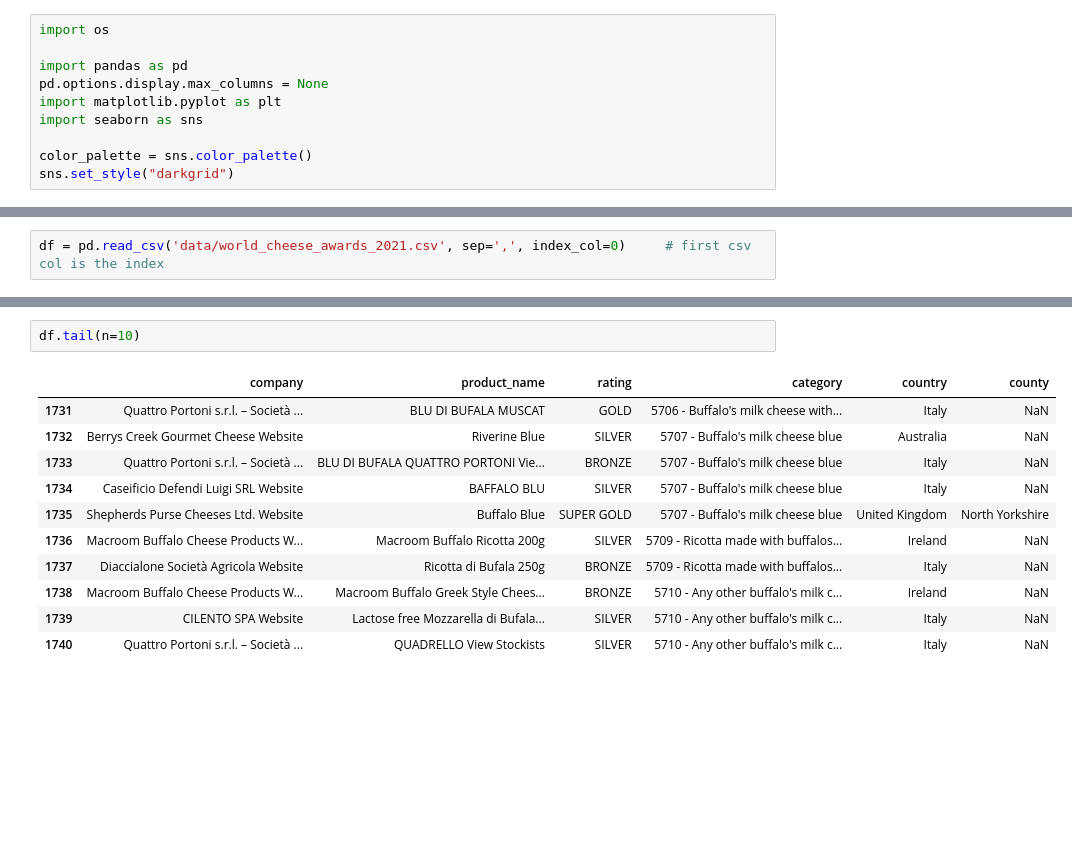
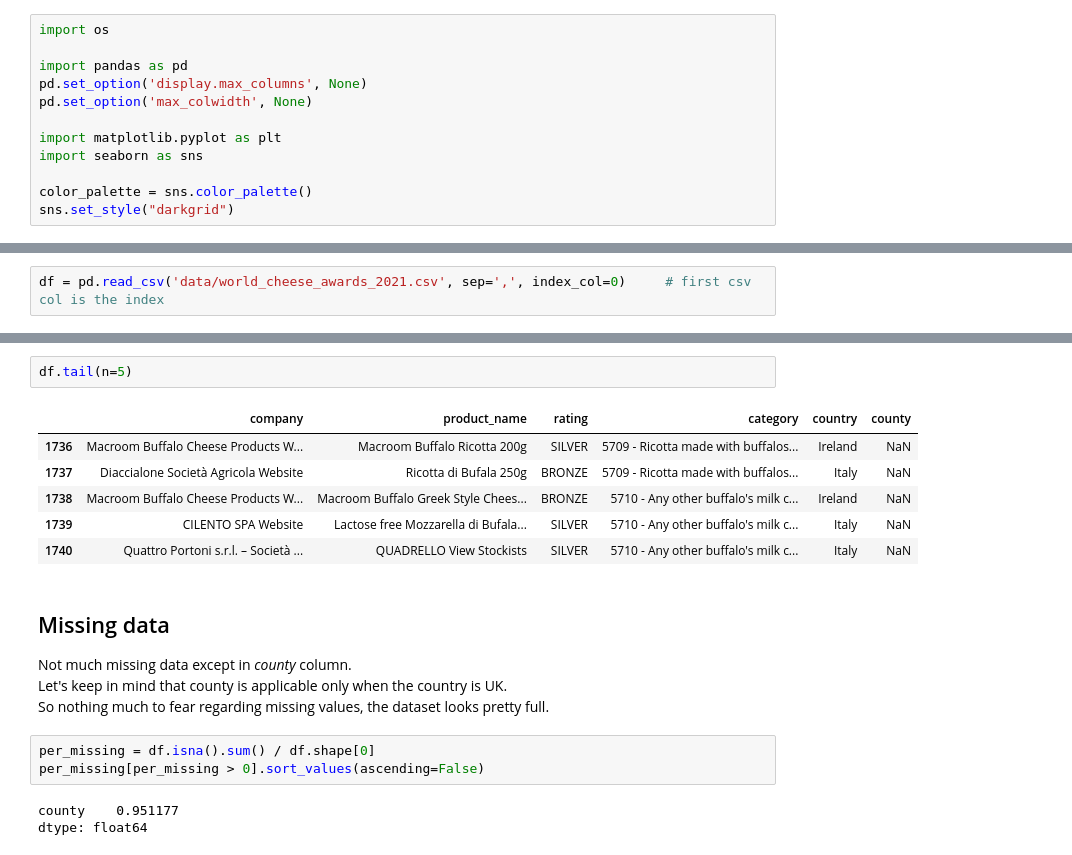
Before and after one commit to NanoClem/world-cheese-awards-analysis, a Jupyter notebook: world_cheese_awards_2021_EDA.ipynb, the cells around one changed output, grey strips where cells are left out. Drawn from its saved outputs; the diff is of its cells as text; blank space fills up the shorter version.

```diff
--- a/world_cheese_awards_2021_EDA.ipynb
+++ b/world_cheese_awards_2021_EDA.ipynb
@@ -9,7 +9,9 @@ blablalblacheeseblablablablafranceblablabla
 import os
 
 import pandas as pd
-pd.options.display.max_columns = None
+pd.set_option('display.max_columns', None)
+pd.set_option('max_colwidth', None)
+
 import matplotlib.pyplot as plt
 import seaborn as sns
 
@@ -68,14 +79,20 @@ df.head(n=10)
 # %%
-df.tail(n=10)
+df.tail(n=5)
 # %% [output]
 |  | company | product_name | rating | category | country | county |
-| 1731 | Quattro Portoni s.r.l. – Società ... | BLU DI BUFALA MUSCAT | GOLD | 5706 - Buffalo's milk cheese with... | Italy | NaN |
-| 1732 | Berrys Creek Gourmet Cheese Website | Riverine Blue | SILVER | 5707 - Buffalo's milk cheese blue | Australia | NaN |
-| 1733 | Quattro Portoni s.r.l. – Società ... | BLU DI BUFALA QUATTRO PORTONI Vie... | BRONZE | 5707 - Buffalo's milk cheese blue | Italy | NaN |
-| 1734 | Caseificio Defendi Luigi SRL Website | BAFFALO BLU | SILVER | 5707 - Buffalo's milk cheese blue | Italy | NaN |
-| 1735 | Shepherds Purse Cheeses Ltd. Website | Buffalo Blue | SUPER GOLD | 5707 - Buffalo's milk cheese blue | United Kingdom | North Yorkshire |
 | 1736 | Macroom Buffalo Cheese Products W... | Macroom Buffalo Ricotta 200g | SILVER | 5709 - Ricotta made with buffalos... | Ireland | NaN |
 | 1737 | Diaccialone Società Agricola Website | Ricotta di Bufala 250g | BRONZE | 5709 - Ricotta made with buffalos... | Italy | NaN |
 | 1738 | Macroom Buffalo Cheese Products W... | Macroom Buffalo Greek Style Chees... | BRONZE | 5710 - Any other buffalo's milk c... | Ireland | NaN |
 | 1739 | CILENTO SPA Website | Lactose free Mozzarella di Bufala... | SILVER | 5710 - Any other buffalo's milk c... | Italy | NaN |
 | 1740 | Quattro Portoni s.r.l. – Società ... | QUADRELLO View Stockists | SILVER | 5710 - Any other buffalo's milk c... | Italy | NaN |
+# %% [markdown]
+## Missing data
+Not much missing data except in *county* column.
+Let's keep in mind that county is applicable only when the country is UK.
+So nothing much to fear regarding missing values, the dataset looks pretty full.
+# %%
+per_missing = df.isna().sum() / df.shape[0]
+per_missing[per_missing > 0].sort_values(ascending=False)
+# %% [output]
+county    0.951177
+dtype: float64
```
Also changed, not shown: parts of 27 cells of this notebook.
